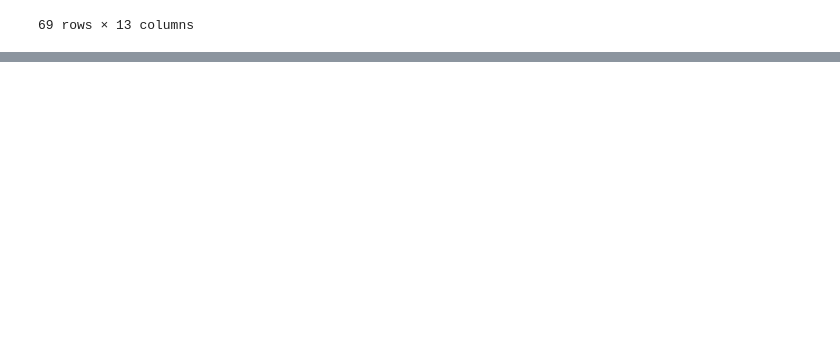
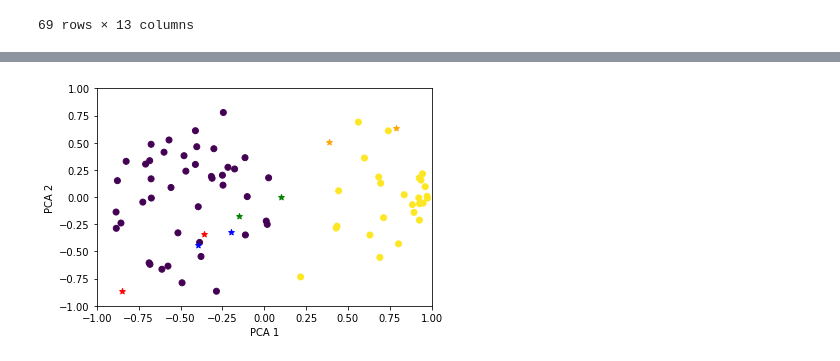
Before and after one commit to EnricoBorriello/Triads_Topology_Bio_Nets, a Jupyter notebook: Cell Collective.ipynb, the cells around one changed output, grey strips where cells are left out. Cells and saved outputs as stored; diff of their text form; code cells hidden in the pictures; blank space fills up the shorter version.

```diff
--- a/Cell Collective.ipynb
+++ b/Cell Collective.ipynb
@@ -458,0 +334,4 @@ for y in np.unique(y_pred):
+# %%
+k = 2
+kmeans = KMeans(n_clusters=k)
+y_pred = kmeans.fit_predict(data_new2)
@@ -458,0 +375,52 @@ for y in np.unique(y_pred):
+# %%
+# PCA All data
+
+X_centered = df2_norm - df2_norm.mean(axis = 0)
+U, s , Vt = np.linalg.svd(X_centered)
+
+W2 = Vt.T[:,:2]
+X2D = X_centered.dot(W2)
+PCA1 = X2D[0]
+PCA2 = X2D[1]
+
+plt.scatter(PCA1,PCA2, c=y_pred, label=y_pred)
+
+# Milo family 1 (2 points, complete)
+
+M1_centered = M1 -np.array(df2_norm.mean(axis = 0))
+M1_2D = M1_centered.dot(W2)
+milo_1_PCA1 = M1_2D[0]
+milo_1_PCA2 = M1_2D[1]
+plt.scatter(milo_1_PCA1,milo_1_PCA2, c='red',marker = '*')
+
+# Milo family 2 (2 point)
+
+M2_centered = M2 -np.array(df2_norm.mean(axis = 0))
+M2_2D = M2_centered.dot(W2)
+milo_2_PCA1 = M2_2D[0]
+milo_2_PCA2 = M2_2D[1]
+plt.scatter(milo_2_PCA1,milo_2_PCA2, c='blue',marker = '*')
+
+# Milo family 3 (2 point)
+
+M3_centered = M3 -np.array(df2_norm.mean(axis = 0))
+M3_2D = M3_centered.dot(W2)
+milo_3_PCA1 = M3_2D[0]
+milo_3_PCA2 = M3_2D[1]
+plt.scatter(milo_3_PCA1,milo_3_PCA2, c='green',marker = '*')
+
+# Milo family 4 (2 point)
+
+M4_centered = M4 -np.array(df2_norm.mean(axis = 0))
+M4_2D = M4_centered.dot(W2)
+milo_4_PCA1 = M4_2D[0]
+milo_4_PCA2 = M4_2D[1]
+plt.scatter(milo_4_PCA1,milo_4_PCA2, c='orange',marker = '*')
+
+
+plt.xlim(-1,1)
+plt.ylim(-1,1)
+plt.xlabel('PCA 1');
+plt.ylabel('PCA 2');
+# %% [output]
+[figure, added]
```
Also changed, not shown: parts of 32 cells of this notebook.
